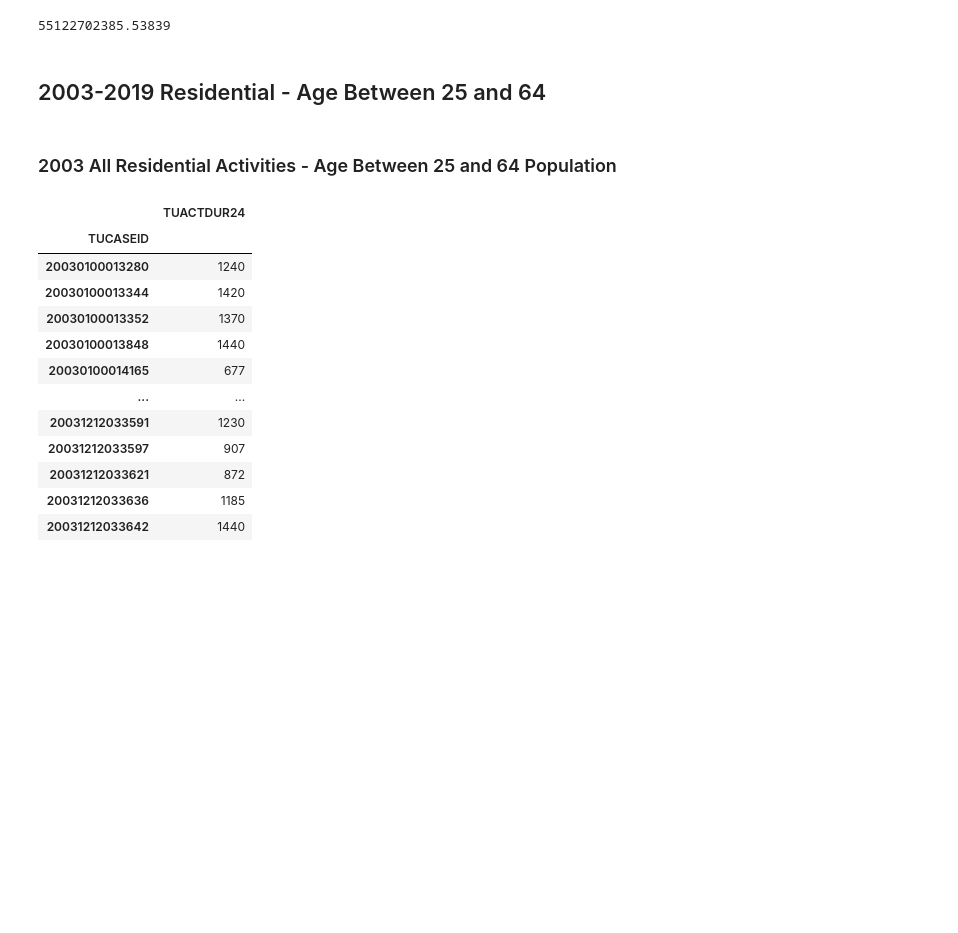
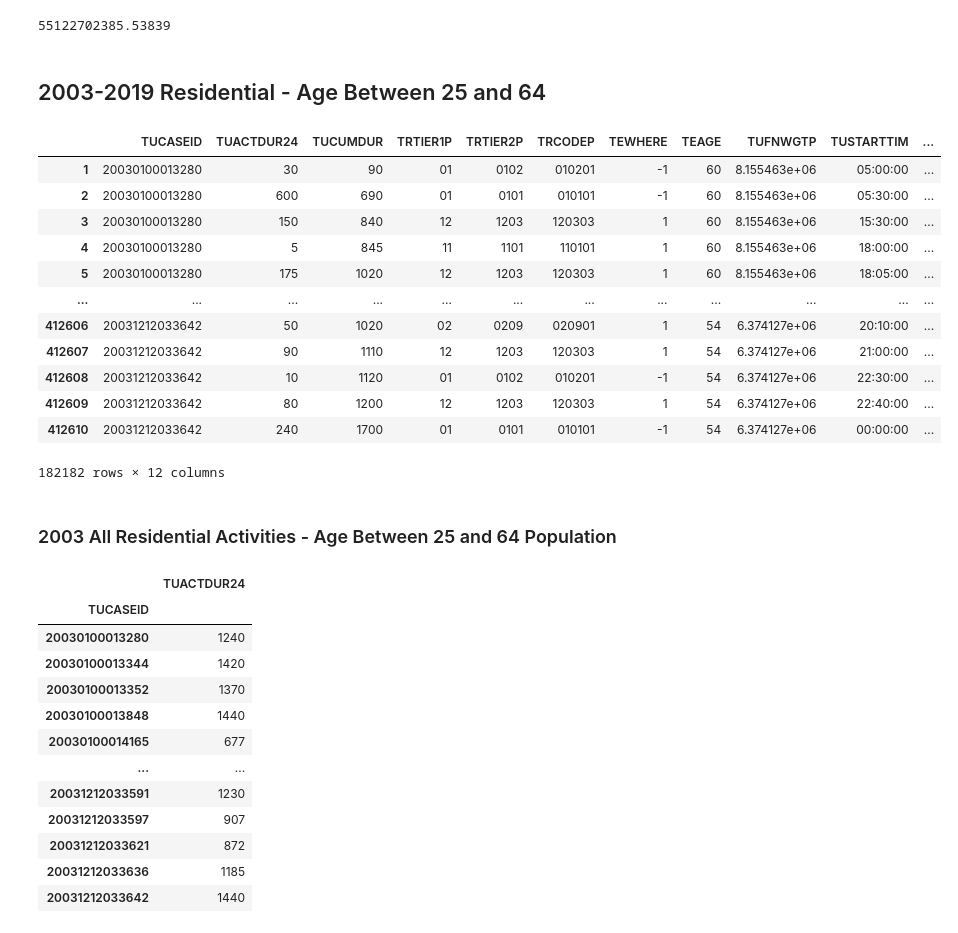
Before and after one commit to SinounPhoung/ATUS, a Jupyter notebook: 2003-2019 ATUS - Age 25 to 64.ipynb, the cells around one changed output. Drawn from its saved outputs; the diff is of its cells as text; code cells hidden in the pictures; blank space fills up the shorter version.

```diff
--- a/2003-2019 ATUS - Age 25 to 64.ipynb
+++ b/2003-2019 ATUS - Age 25 to 64.ipynb
@@ -66,23 +112,37 @@ atus_multi_yr_res_p25_64 = multi_merged_p25_64[multi_merged_p25_64["TEWHERE"].is
 # %%
 #atus residential year seperation by p25_64 population
 atus_2003_res_p25_64 = atus_multi_yr_res_p25_64[atus_multi_yr_res_p25_64["TUCASEID"].apply(str).str.startswith("2003")]
 atus_2004_res_p25_64 = atus_multi_yr_res_p25_64[atus_multi_yr_res_p25_64["TUCASEID"].apply(str).str.startswith("2004")]
 atus_2005_res_p25_64 = atus_multi_yr_res_p25_64[atus_multi_yr_res_p25_64["TUCASEID"].apply(str).str.startswith("2005")]
 atus_2006_res_p25_64 = atus_multi_yr_res_p25_64[atus_multi_yr_res_p25_64["TUCASEID"].apply(str).str.startswith("2006")]
 atus_2007_res_p25_64 = atus_multi_yr_res_p25_64[atus_multi_yr_res_p25_64["TUCASEID"].apply(str).str.startswith("2007")]
 atus_2008_res_p25_64 = atus_multi_yr_res_p25_64[atus_multi_yr_res_p25_64["TUCASEID"].apply(str).str.startswith("2008")]
 atus_2009_res_p25_64 = atus_multi_yr_res_p25_64[atus_multi_yr_res_p25_64["TUCASEID"].apply(str).str.startswith("2009")]
 atus_2010_res_p25_64 = atus_multi_yr_res_p25_64[atus_multi_yr_res_p25_64["TUCASEID"].apply(str).str.startswith("2010")]
 atus_2011_res_p25_64 = atus_multi_yr_res_p25_64[atus_multi_yr_res_p25_64["TUCASEID"].apply(str).str.startswith("2011")]
 atus_2012_res_p25_64 = atus_multi_yr_res_p25_64[atus_multi_yr_res_p25_64["TUCASEID"].apply(str).str.startswith("2012")]
 atus_2013_res_p25_64 = atus_multi_yr_res_p25_64[atus_multi_yr_res_p25_64["TUCASEID"].apply(str).str.startswith("2013")]
 atus_2014_res_p25_64 = atus_multi_yr_res_p25_64[atus_multi_yr_res_p25_64["TUCASEID"].apply(str).str.startswith("2014")]
 atus_2015_res_p25_64 = atus_multi_yr_res_p25_64[atus_multi_yr_res_p25_64["TUCASEID"].apply(str).str.startswith("2015")]
 atus_2016_res_p25_64 = atus_multi_yr_res_p25_64[atus_multi_yr_res_p25_64["TUCASEID"].apply(str).str.startswith("2016")]
 atus_2017_res_p25_64 = atus_multi_yr_res_p25_64[atus_multi_yr_res_p25_64["TUCASEID"].apply(str).str.startswith("2017")]
 atus_2018_res_p25_64 = atus_multi_yr_res_p25_64[atus_multi_yr_res_p25_64["TUCASEID"].apply(str).str.startswith("2018")]
 atus_2019_res_p25_64 = atus_multi_yr_res_p25_64[atus_multi_yr_res_p25_64["TUCASEID"].apply(str).str.startswith("2019")]
-#atus_2003_res_p25_64.head(30)
+atus_2003_res_p25_64
+# %% [output]
+|  | TUCASEID | TUACTDUR24 | TUCUMDUR | TRTIER1P | TRTIER2P | TRCODEP | TEWHERE | TEAGE | TUFNWGTP | TUSTARTTIM | ... |
+| 1 | 20030100013280 | 30 | 90 | 01 | 0102 | 010201 | -1 | 60 | 8.155463e+06 | 05:00:00 | ... |
+| 2 | 20030100013280 | 600 | 690 | 01 | 0101 | 010101 | -1 | 60 | 8.155463e+06 | 05:30:00 | ... |
+| 3 | 20030100013280 | 150 | 840 | 12 | 1203 | 120303 | 1 | 60 | 8.155463e+06 | 15:30:00 | ... |
+| 4 | 20030100013280 | 5 | 845 | 11 | 1101 | 110101 | 1 | 60 | 8.155463e+06 | 18:00:00 | ... |
+| 5 | 20030100013280 | 175 | 1020 | 12 | 1203 | 120303 | 1 | 60 | 8.155463e+06 | 18:05:00 | ... |
+| ... | ... | ... | ... | ... | ... | ... | ... | ... | ... | ... | ... |
+| 412606 | 20031212033642 | 50 | 1020 | 02 | 0209 | 020901 | 1 | 54 | 6.374127e+06 | 20:10:00 | ... |
+| 412607 | 20031212033642 | 90 | 1110 | 12 | 1203 | 120303 | 1 | 54 | 6.374127e+06 | 21:00:00 | ... |
+| 412608 | 20031212033642 | 10 | 1120 | 01 | 0102 | 010201 | -1 | 54 | 6.374127e+06 | 22:30:00 | ... |
+| 412609 | 20031212033642 | 80 | 1200 | 12 | 1203 | 120303 | 1 | 54 | 6.374127e+06 | 22:40:00 | ... |
+| 412610 | 20031212033642 | 240 | 1700 | 01 | 0101 | 010101 | -1 | 54 | 6.374127e+06 | 00:00:00 | ... |
+182182 rows × 12 columns
 # %% [markdown]
 ### 2003 All Residential Activities - Age Between 25 and 64  Population
 # %%
```
Also changed, not shown: parts of 5 cells of this notebook.
